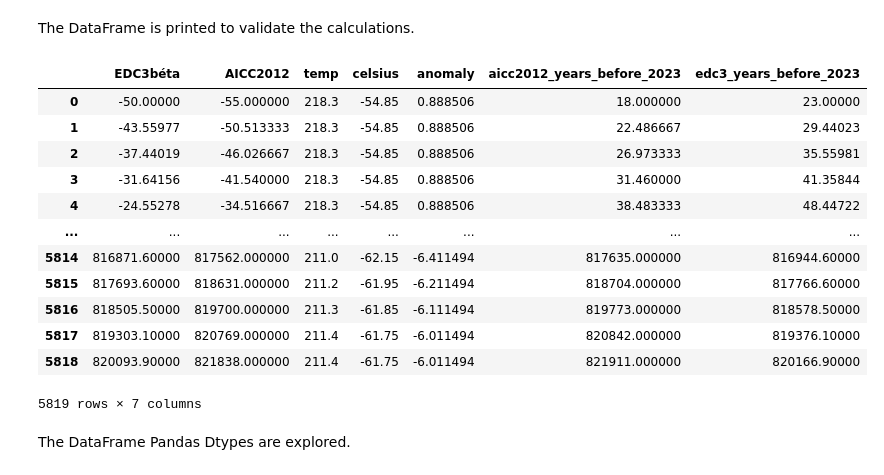
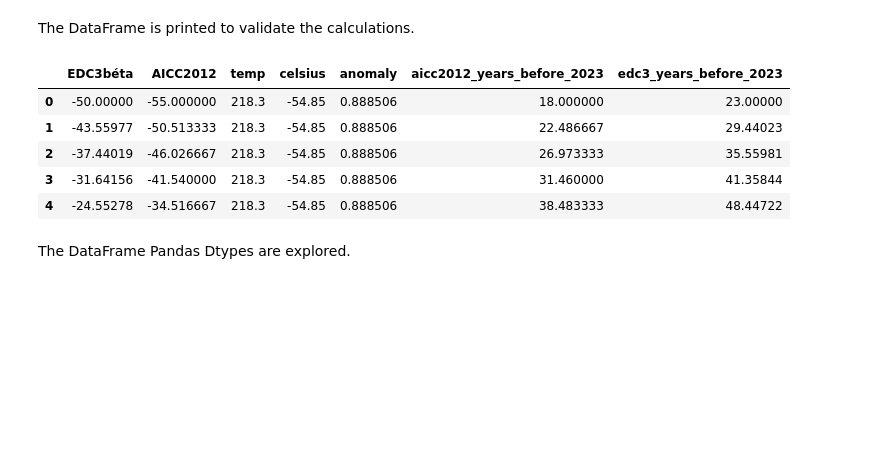
Before and after one commit to humphs078/Owner-avatar-programming_for_data_analysis_assignment_2, a Jupyter notebook: rough_work/submission.ipynb, the cells around one changed output. Saved outputs shown, nothing was run; the diff lists cells and outputs as text; code cells hidden in the pictures; blank space fills up the shorter version.

Commit message:
Clean up of data processing section in submission rough work notebook.

```diff
--- a/rough_work/submission.ipynb
+++ b/rough_work/submission.ipynb
@@ -437,7 +463,7 @@ Data from Jouzel et al (2007) is from a high-resolution deuterium profile from E
 
 The dataset is read into a Pandas DataFrame using Python.
 # %%
-jouzel_temp = pd.read_csv('/home/humphs01/Documents/ATU/programming_for_data_analysis_assignment_2/datasets/historic/temperature/epicaDC.deuttemp.EDC3-AICC.csv')
+jouzel_temp = pd.read_csv('epicaDC.deuttemp.EDC3-AICC.csv')
 # %% [markdown]
 The *jouzel_temp* DataFrame is explored to understand the data in the dataset. The first and last 5 rows of the DatFrame are printed. From visualising this information the dataset appears to consist of seven variables. There appears to be a *temp* variable that is in Kelvin. Two variables that describe a chronology for the temperature value - *EDC3* and *AICC2012*. The systems are discussed in further detail [here](#carbon-dioxide).
 
@@ -523,21 +549,14 @@ jouzel_temp['edc3_years_before_2023'] = 2023 - (1950 - jouzel_temp['EDC3béta'])
 # %% [markdown]
 The DataFrame is printed to validate the calculations.
 # %%
-jouzel_temp
+jouzel_temp.head()
 # %% [output]
 |  | EDC3béta | AICC2012 | temp | celsius | anomaly | aicc2012_years_before_2023 | edc3_years_before_2023 |
 | 0 | -50.00000 | -55.000000 | 218.3 | -54.85 | 0.888506 | 18.000000 | 23.00000 |
 | 1 | -43.55977 | -50.513333 | 218.3 | -54.85 | 0.888506 | 22.486667 | 29.44023 |
 | 2 | -37.44019 | -46.026667 | 218.3 | -54.85 | 0.888506 | 26.973333 | 35.55981 |
 | 3 | -31.64156 | -41.540000 | 218.3 | -54.85 | 0.888506 | 31.460000 | 41.35844 |
 | 4 | -24.55278 | -34.516667 | 218.3 | -54.85 | 0.888506 | 38.483333 | 48.44722 |
-| ... | ... | ... | ... | ... | ... | ... | ... |
-| 5814 | 816871.60000 | 817562.000000 | 211.0 | -62.15 | -6.411494 | 817635.000000 | 816944.60000 |
-| 5815 | 817693.60000 | 818631.000000 | 211.2 | -61.95 | -6.211494 | 818704.000000 | 817766.60000 |
-| 5816 | 818505.50000 | 819700.000000 | 211.3 | -61.85 | -6.111494 | 819773.000000 | 818578.50000 |
-| 5817 | 819303.10000 | 820769.000000 | 211.4 | -61.75 | -6.011494 | 820842.000000 | 819376.10000 |
-| 5818 | 820093.90000 | 821838.000000 | 211.4 | -61.75 | -6.011494 | 821911.000000 | 820166.90000 |
-5819 rows × 7 columns
 # %% [markdown]
 The DataFrame Pandas Dtypes are explored.
 # %%
```
Also changed, not shown: parts of 120 cells of this notebook, 12 other files.
